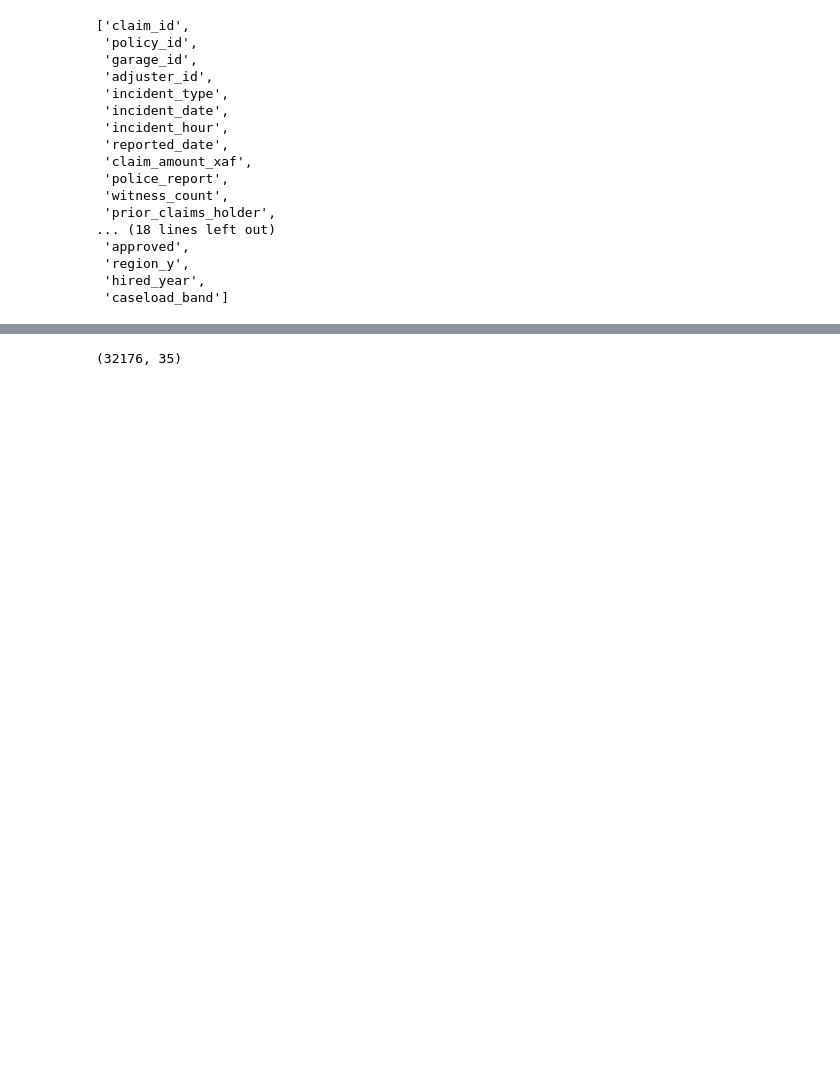
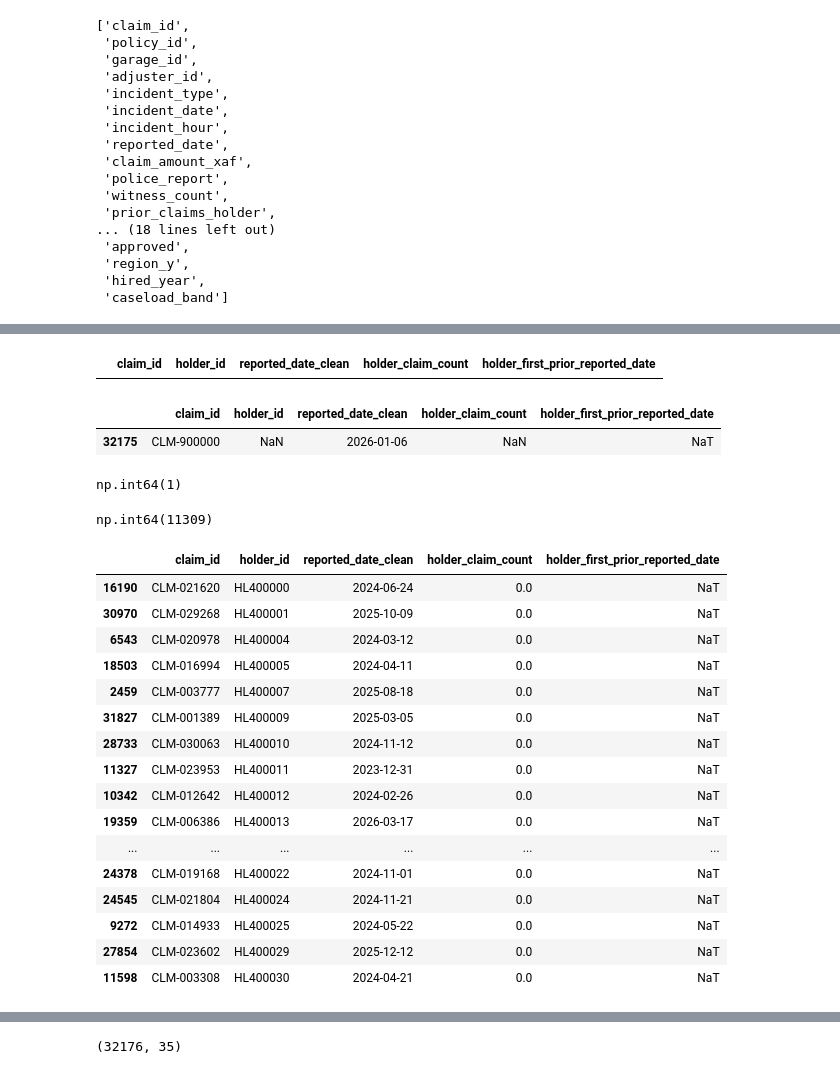
Before and after one commit to moforrochelle/skye8-ds-team-b-modelling, a Jupyter notebook: notebooks/feature_exploration.ipynb, the cells around one changed output, grey strips where cells are left out. Drawn from its saved outputs; the diff is of its cells as text; code cells hidden in the pictures; blank space fills up the shorter version.

```diff
--- a/notebooks/feature_exploration.ipynb
+++ b/notebooks/feature_exploration.ipynb
@@ -347,0 +534,11 @@ X["holder_claim_frequency"] = history_data["holder_claim_frequency"]
+# %%
+history_check = history_data.copy()
+
+history_check[
+    [
+        "holder_claim_count",
+        "holder_first_prior_reported_date",
+        "holder_history_days",
+        "holder_claim_frequency"
+    ]
+].isna().sum()
@@ -347,0 +569,65 @@ X["holder_claim_frequency"] = history_data["holder_claim_frequency"]
+# %%
+history_check.loc[
+    history_check["holder_claim_count"] < 0,
+    [
+        "claim_id",
+        "holder_id",
+        "reported_date_clean",
+        "holder_claim_count",
+        "holder_first_prior_reported_date",
+    ]
+].head(20)
+# %% [output]
+|  | claim_id | holder_id | reported_date_clean | holder_claim_count | holder_first_prior_reported_date |
+# %%
+history_check[
+    history_check["holder_claim_count"].isna()
+][
+    [
+        "claim_id",
+        "holder_id",
+        "reported_date_clean",
+        "holder_claim_count",
+        "holder_first_prior_reported_date",
+    ]
+].head(20)
+# %% [output]
+|  | claim_id | holder_id | reported_date_clean | holder_claim_count | holder_first_prior_reported_date |
+| 32175 | CLM-900000 | NaN | 2026-01-06 | NaN | NaT |
+# %%
+history_check["holder_claim_count"].isna().sum()
+# %% [output]
+np.int64(1)
+# %%
+history_check["holder_first_prior_reported_date"].isna().sum()
+# %% [output]
+np.int64(11309)
+# %%
+history_check.loc[
+    history_check["holder_claim_count"] == 0,
+    [
+        "claim_id",
+        "holder_id",
+        "reported_date_clean",
+        "holder_claim_count",
+        "holder_first_prior_reported_date"
+    ]
+].head(20)
+# %% [output]
+|  | claim_id | holder_id | reported_date_clean | holder_claim_count | holder_first_prior_reported_date |
+| 16190 | CLM-021620 | HL400000 | 2024-06-24 | 0.0 | NaT |
+| 30970 | CLM-029268 | HL400001 | 2025-10-09 | 0.0 | NaT |
+| 6543 | CLM-020978 | HL400004 | 2024-03-12 | 0.0 | NaT |
+| 18503 | CLM-016994 | HL400005 | 2024-04-11 | 0.0 | NaT |
+| 2459 | CLM-003777 | HL400007 | 2025-08-18 | 0.0 | NaT |
+| 31827 | CLM-001389 | HL400009 | 2025-03-05 | 0.0 | NaT |
+| 28733 | CLM-030063 | HL400010 | 2024-11-12 | 0.0 | NaT |
+| 11327 | CLM-023953 | HL400011 | 2023-12-31 | 0.0 | NaT |
+| 10342 | CLM-012642 | HL400012 | 2024-02-26 | 0.0 | NaT |
+| 19359 | CLM-006386 | HL400013 | 2026-03-17 | 0.0 | NaT |
+| ... | ... | ... | ... | ... | ... |
+| 24378 | CLM-019168 | HL400022 | 2024-11-01 | 0.0 | NaT |
+| 24545 | CLM-021804 | HL400024 | 2024-11-21 | 0.0 | NaT |
+| 9272 | CLM-014933 | HL400025 | 2024-05-22 | 0.0 | NaT |
+| 27854 | CLM-023602 | HL400029 | 2025-12-12 | 0.0 | NaT |
+| 11598 | CLM-003308 | HL400030 | 2024-04-21 | 0.0 | NaT |
```
Also changed, not shown: parts of 51 cells of this notebook, 2 other files.
